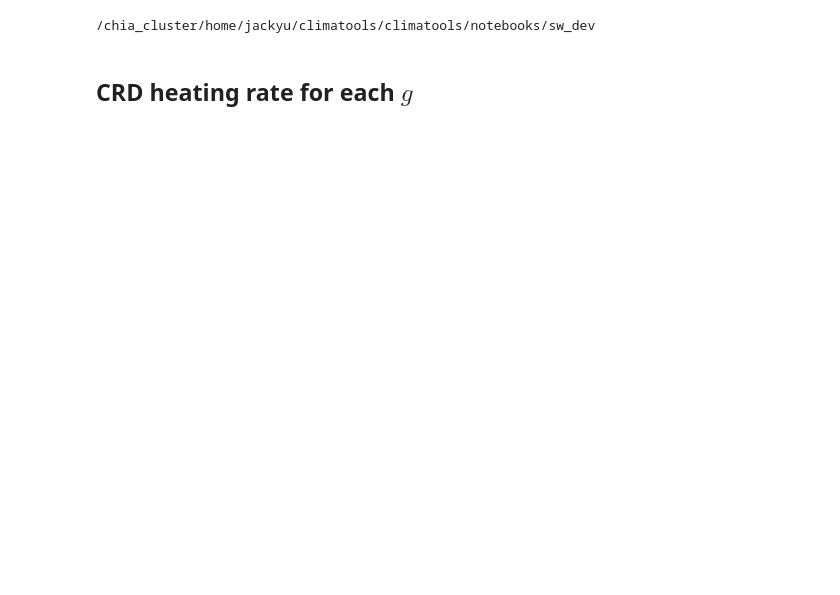
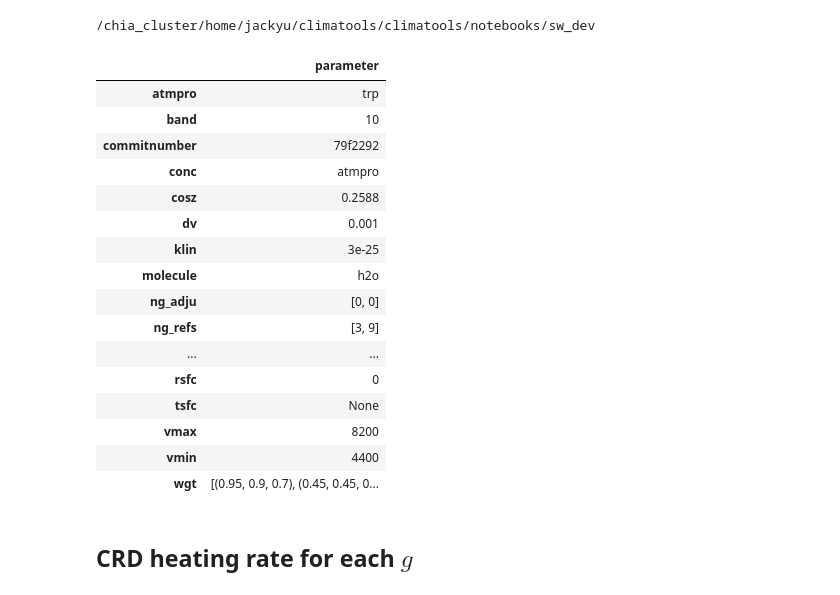
Before and after one commit to qAp/climatools, a Jupyter notebook: climatools/notebooks/sw_dev/analysis_-_lblnew-bestfit-sw.ipynb, the cells around one changed output. Cells and saved outputs as stored; diff of their text form; code cells hidden in the pictures; blank space fills up the shorter version.

```diff
--- a/climatools/notebooks/sw_dev/analysis_-_lblnew-bestfit-sw.ipynb
+++ b/climatools/notebooks/sw_dev/analysis_-_lblnew-bestfit-sw.ipynb
@@ -32,5 +49,29 @@ PATH = Path("test1/test1")
 # %%
 np.random.seed(30)
+# %%
+df = pd.Series(vars(PARAM)).to_frame().sort_index()
+df.columns = ['parameter']
+pd.set_option('display.max_colwidth', -1)
+display.display(df)
+pd.reset_option('display.max_colwidth')
+# %% [output]
+|  | parameter |
+| atmpro | trp |
+| band | 10 |
+| commitnumber | 79f2292 |
+| conc | atmpro |
+| cosz | 0.2588 |
+| dv | 0.001 |
+| klin | 3e-25 |
+| molecule | h2o |
+| ng_adju | [0, 0] |
+| ng_refs | [3, 9] |
+| ... | ... |
+| rsfc | 0 |
+| tsfc | None |
+| vmax | 8200 |
+| vmin | 4400 |
+| wgt | [(0.95, 0.9, 0.7), (0.45, 0.45, 0... |
 # %% [markdown]
 ## CRD heating rate for each $g$
 # %%
```
Also changed, not shown: parts of 13 cells of this notebook.
